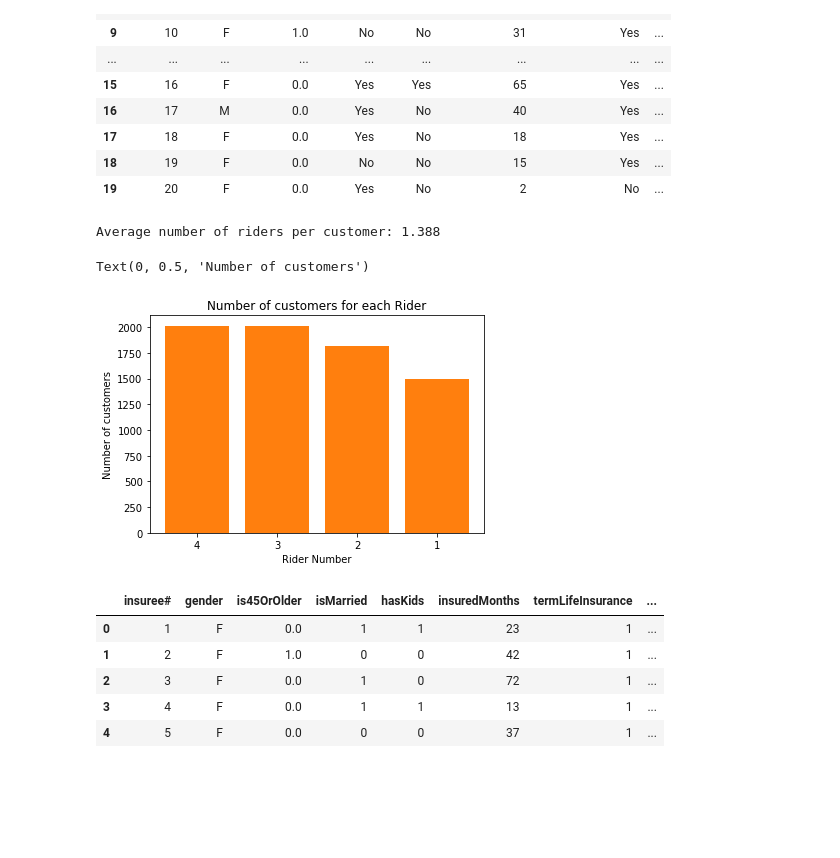
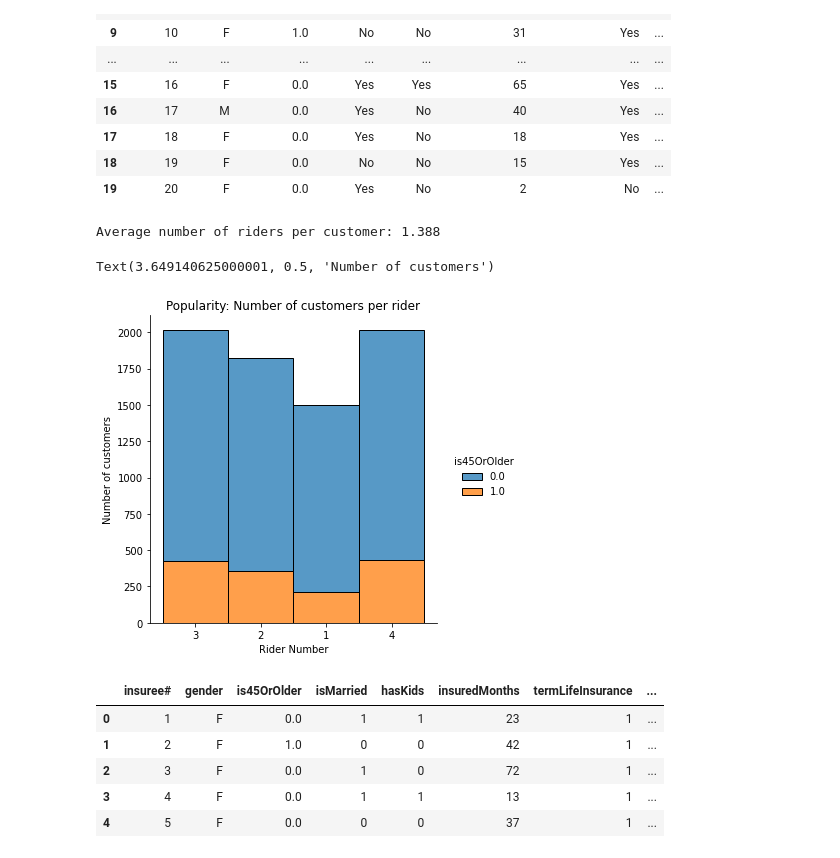
Before and after one commit to Tat-sheng/govtech_vica, a Jupyter notebook: VICA_tatsheng.ipynb, the cells around one changed output. Drawn from its saved outputs; the diff is of its cells as text; code cells hidden in the pictures; blank space fills up the shorter version.

Commit message:
Refined Charts

```diff
--- a/VICA_tatsheng.ipynb
+++ b/VICA_tatsheng.ipynb
@@ -108,39 +110,51 @@ df.head(20)
 # %%
 ### Q1.
 
 ### Average number of riders per customer
+from multiprocessing.sharedctypes import Value
+
+
 def count_riders(x):
     if isinstance(x, str) == True:
         return x.count(',')+1
     else:
         if x == 0:
             return 0
         return 1
 df['count_riders'] = df.healthRiders.apply(lambda x: count_riders(x))
 print('Average number of riders per customer: ' + str(df.count_riders.mean().round(3)))
 
 ### Most popular rider
 
 rider_split_ = []
 
 for i in range(df.count_riders.max()):
     rider_split_.append('rider_split_' +str(i))
 
-df[rider_split_] = df.healthRiders.str.split(',', expand = True) # create a split for each unique rider
-riders_df = df[rider_split_].melt(var_name='columnName', value_name='Rider')
+# create a split for each unique rider
+df[rider_split_] = df.healthRiders.str.split(',', expand = True)
+
+# add in age for filter
+split_w_age = ['is45OrOlder'] + rider_split_
+split_df = df[split_w_age]
+
+# create melted value table with ages
+riders_df =  pd.melt(split_df, id_vars = ['is45OrOlder'], value_vars = rider_split_)
+riders_df
 
 # Visualising data
-rider_counts = riders_df.Rider.value_counts(dropna= True)
-rider_titles = riders_df.Rider.value_counts(dropna= True).keys().tolist()
+ax = sns.displot(x = riders_df['value'], hue = riders_df['is45OrOlder'], multiple = 'stack')
 
-plt.bar(rider_titles, rider_counts, color = 'tab:orange')
-plt.title('Number of customers for each Rider')
+
+
+
+plt.title('Popularity: Number of customers per rider')
 plt.xlabel('Rider Number')
 plt.ylabel('Number of customers')
 # %% [output]
 Average number of riders per customer: 1.388
-Text(0, 0.5, 'Number of customers')
+Text(3.649140625000001, 0.5, 'Number of customers')
-[figure, old version]
+[figure, new version]
 # %%
 # Change all yes no into 0-1
 df = df.replace('Yes', 1).replace('No', 0)
```
Also changed, not shown: parts of 1 cell of this notebook.
